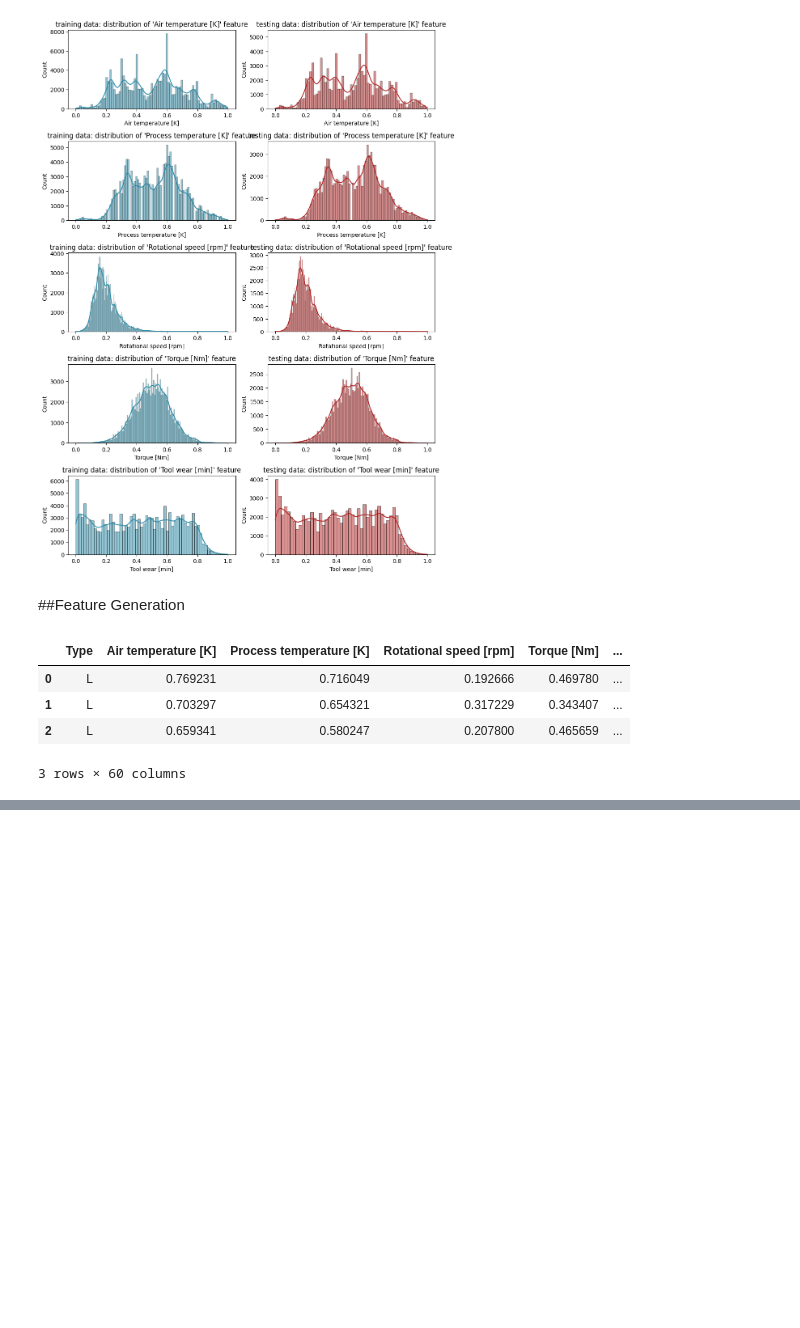
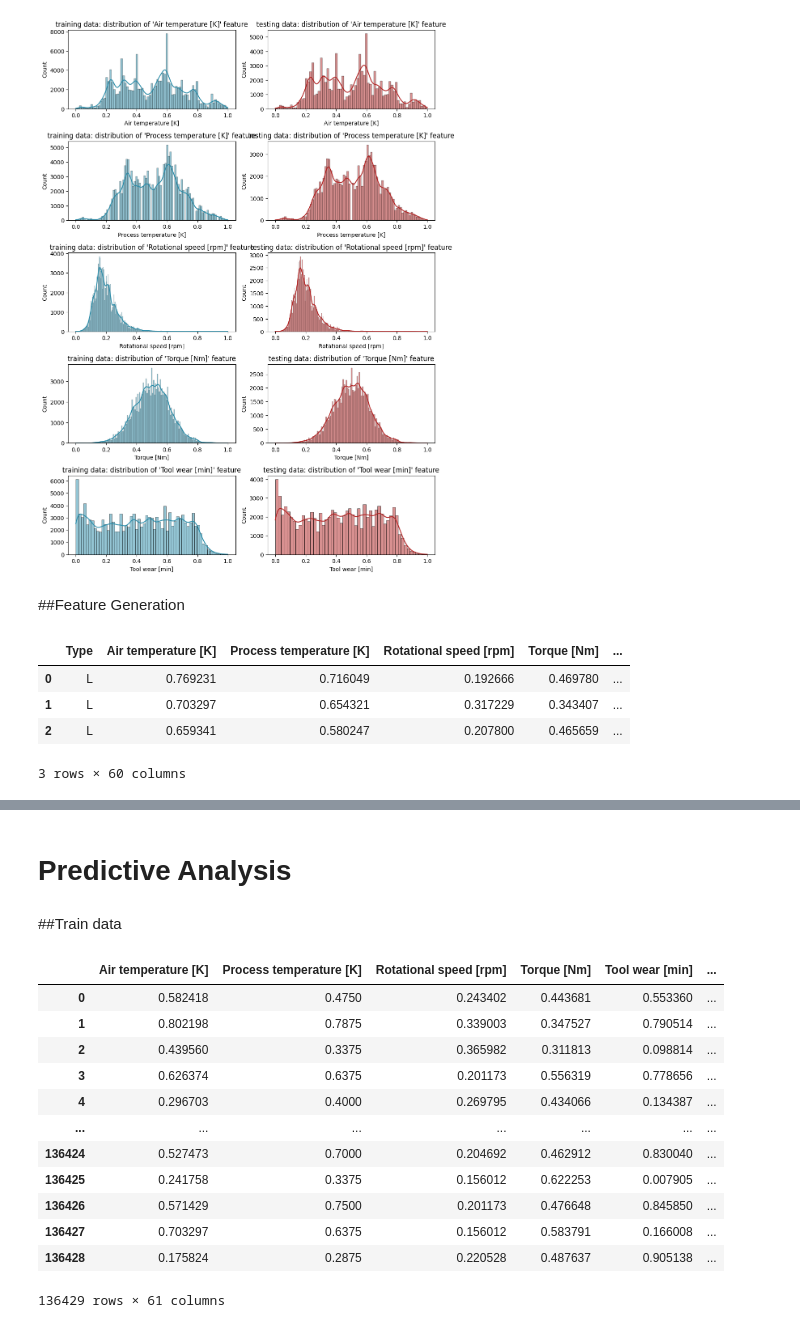
Before and after one commit to MT121201/Binary-Classification_of_Machine_Failures, a Jupyter notebook: Machine_Failures.ipynb, the cells around one changed output, grey strips where cells are left out. Cells and saved outputs as stored; diff of their text form; code cells hidden in the pictures; blank space fills up the shorter version.

```diff
--- a/Machine_Failures.ipynb
+++ b/Machine_Failures.ipynb
@@ -285,3 +289,7 @@ test_df.head(3)
 | 1 | L | 0.703297 | 0.654321 | 0.317229 | 0.343407 | ... |
 | 2 | L | 0.659341 | 0.580247 | 0.207800 | 0.465659 | ... |
 3 rows × 60 columns
+# %%
+# Failure type still in catologies
+train_df = pd.get_dummies(train_df,drop_first=True)
+test_df = pd.get_dummies(test_df,drop_first=True)
@@ -287,0 +304,22 @@ test_df.head(3)
+# %% [markdown]
+# Predictive Analysis
+# %% [markdown]
+##Train data
+# %%
+train = train_df.drop(['Machine failure'], axis=1)
+train = pd.DataFrame(train, columns = train_df.drop(['Machine failure'], axis=1).columns)
+train
+# %% [output]
+|  | Air temperature [K] | Process temperature [K] | Rotational speed [rpm] | Torque [Nm] | Tool wear [min] | ... |
+| 0 | 0.582418 | 0.4750 | 0.243402 | 0.443681 | 0.553360 | ... |
+| 1 | 0.802198 | 0.7875 | 0.339003 | 0.347527 | 0.790514 | ... |
+| 2 | 0.439560 | 0.3375 | 0.365982 | 0.311813 | 0.098814 | ... |
+| 3 | 0.626374 | 0.6375 | 0.201173 | 0.556319 | 0.778656 | ... |
+| 4 | 0.296703 | 0.4000 | 0.269795 | 0.434066 | 0.134387 | ... |
+| ... | ... | ... | ... | ... | ... | ... |
+| 136424 | 0.527473 | 0.7000 | 0.204692 | 0.462912 | 0.830040 | ... |
+| 136425 | 0.241758 | 0.3375 | 0.156012 | 0.622253 | 0.007905 | ... |
+| 136426 | 0.571429 | 0.7500 | 0.201173 | 0.476648 | 0.845850 | ... |
+| 136427 | 0.703297 | 0.6375 | 0.156012 | 0.583791 | 0.166008 | ... |
+| 136428 | 0.175824 | 0.2875 | 0.220528 | 0.487637 | 0.905138 | ... |
+136429 rows × 61 columns
```
Also changed, not shown: parts of 12 cells of this notebook.
